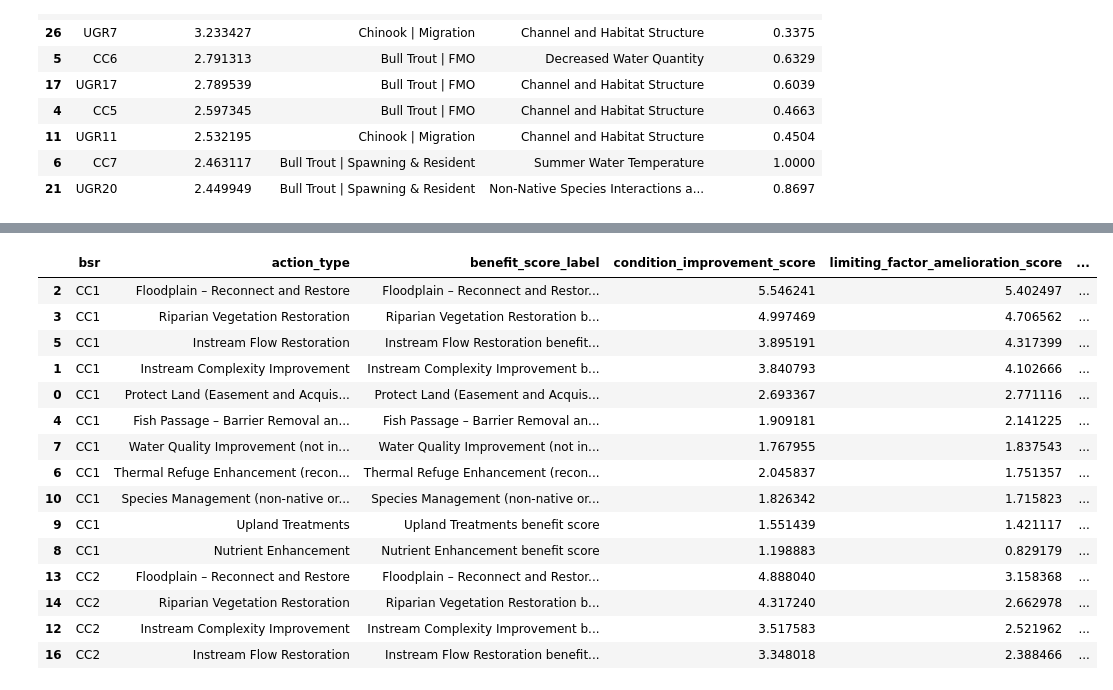
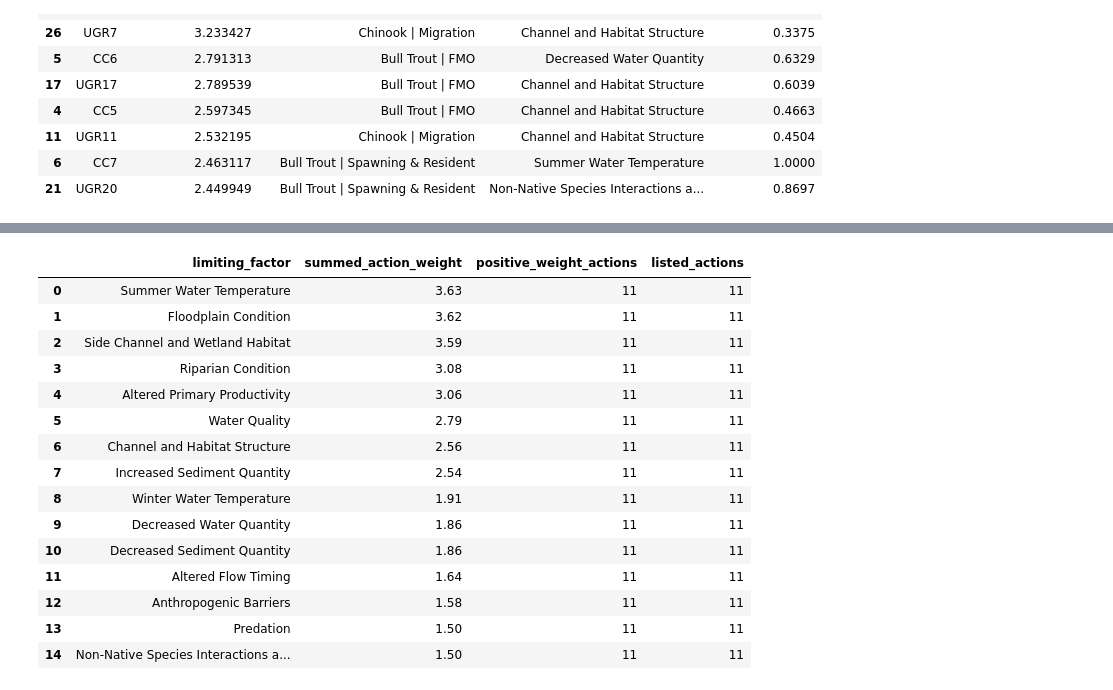
Before and after one commit to atdunwoody/atlas_lvl1-2_scoring_webapp, a Jupyter notebook: archive/atlas_integrated_scoring.ipynb, the cells around one changed output, grey strips where cells are left out. Cells and saved outputs as stored; diff of their text form; code cells hidden in the pictures.

Commit message:
scoring notebook simplified

```diff
--- a/archive/atlas_integrated_scoring.ipynb
+++ b/archive/atlas_integrated_scoring.ipynb
@@ -569,14 +698,6 @@ calculation_grid["risk_component"] = (
     * calculation_grid["population_priority"]
 )
 
-# Sort by risk component descending, then by species and life stage for easier review.
-calculation_grid.sort_values(
-    by=["risk_component", "species", "life_stage"],
-    ascending=[False, True, True],
-    inplace=True,
-    ignore_index=True,
-)
-
 # Display fields needed to audit the first ten pathway calculations.
 display(
     calculation_grid[
@@ -787,6 +793,7 @@ life_stage_scores = (
         # These values are constant within each group, so retain the first.
         LS_corrected_score_source=("LS_corrected_score_source", "first"),
         LS_corrected_score=("LS_corrected_score", "first"),
+        life_stage_fish_use_normalization_max=("life_stage_fish_use_normalization_max", "first"),
         species_aggregate_score=("species_aggregate_score", "first"),
         fish_use_score=("fish_use_score", "first"),
         population_priority=("population_priority", "first"),
@@ -959,7 +966,7 @@ top_limiting_factor = (
     )
 )
 
-# Join totals, contextual fish use, and highest-priority summaries.
+# Join totals, contextual fish use, and highest-risk contribution summaries.
 bsr_scores = (
     bsr_from_life_stage
     .merge(bsr_from_species, on="bsr", validate="one_to_one")
@@ -997,6 +1004,11 @@ display(
         ]
     ].sort_values("overall_risk_score", ascending=False).head(10)
 )
+
+bsr_scores = bsr_scores.merge(identifier_review, on=["bsr", "basin"], how="left", validate="one_to_one")
+bsr_scores["life_stage_fish_use_normalization_max"] = life_stage_fish_use_source_max
+bsr_scores["scoring_run_id"] = RUN_ID
+bsr_scores["scoring_framework_version"] = FRAMEWORK_VERSION
 # %% [output]
 |  | bsr | overall_risk_score | highest_risk_species_life_stage | highest_risk_limiting_factor | fish_use_score |
 | 24 | UGR5 | 5.141376 | Chinook | Migration | Decreased Water Quantity | 0.5242 |
@@ -1105,19 +1057,19 @@ action_components = limiting_factor_scores.merge(
     validate="many_to_many",
 )
 
-# Condition-improvement component = condition × action weight.
+# Condition–action alignment component = condition × action weight.
 action_components["condition_improvement_component"] = (
     action_components["condition_score"]
     * action_components["lfat_score"]
 )
 
-# Amelioration component = limiting-factor impact × action weight.
+# Impact–action alignment component = impact × action weight.
 action_components["amelioration_component"] = (
     action_components["impact_score"]
     * action_components["lfat_score"]
 )
 
-# Benefit component = limiting-factor risk × action weight.
+# Action alignment component = risk × action weight. Retain the app field name.
 action_components["benefit_component"] = (
     action_components["risk_score"]
     * action_components["lfat_score"]
@@ -1162,7 +1114,7 @@ action_scores = (
 
 # Add an action-specific display label.
 action_scores["benefit_score_label"] = (
-    action_scores["action_type"].astype(str) + " benefit score"
+    action_scores["action_type"].astype(str) + " action alignment score"
 )
 
 # Rank action benefit from largest to smallest within each BSR.
@@ -1186,67 +1138,57 @@ top_action = (
             "priority_action_label",
             lambda values: "; ".join(sorted(values)),
         ),
         highest_action_benefit_score=("action_benefit_score", "first"),
         top_action_benefit_tie_count=("priority_action_label", "size"),
     )
 )
 
-# Sum action-specific values. Overall Benefit Score is the HTML-defined total;
-# the other two fields are retained as supplemental alignment summaries.
+# Sum across actions. These totals measure alignment and can count a
+# limiting-factor contribution repeatedly through different action types.
 overall_action_scores = (
     action_scores.groupby("bsr", as_index=False)
     .agg(
         overall_condition_improvement_score=(
             "condition_improvement_score", "sum"
         ),
         overall_limiting_factor_amelioration_score=(
             "limiting_factor_amelioration_score", "sum"
         ),
         overall_benefit_score=("action_benefit_score", "sum"),
     )
 )
 
 # Add action summaries to the BSR output.
 bsr_scores = (
     bsr_scores
     .merge(top_action, on="bsr", validate="one_to_one")
     .merge(overall_action_scores, on="bsr", validate="one_to_one")
 )
 
-display(
-    action_scores[
-        [
-            "bsr", "action_type", "benefit_score_label",
-            "condition_improvement_score",
-            "limiting_factor_amelioration_score", "action_benefit_score",
-            "benefit_rank_within_bsr",
-        ]
-    ].sort_values(["bsr", "benefit_rank_within_bsr"]).head(15)
-)
 
-display(
-    bsr_scores[
-        [
-            "bsr", "overall_condition_improvement_score",
-            "overall_limiting_factor_amelioration_score",
-            "overall_benefit_score",
-        ]
-    ].sort_values("overall_benefit_score", ascending=False).head(10)
-)
+action_factor_weights = lfat.groupby("limiting_factor", as_index=False).agg(
+    summed_action_weight=("lfat_score", "sum"),
+    positive_weight_actions=("lfat_score", lambda values: int(values.gt(0).sum())),
+    listed_actions=("action_id", "nunique"),
+).sort_values("summed_action_weight", ascending=False).reset_index(drop=True)
+
+display(action_factor_weights)
+display(action_scores[["bsr", "action_type", "condition_improvement_score", "limiting_factor_amelioration_score", "action_benefit_score", "benefit_rank_within_bsr"]].sort_values(["bsr", "benefit_rank_within_bsr"]).head(15))
+display(bsr_scores[["bsr", "overall_risk_score", "overall_benefit_score", "input_review_status"]].sort_values("overall_risk_score", ascending=False).head(10))
 # %% [output]
-|  | bsr | action_type | benefit_score_label | condition_improvement_score | limiting_factor_amelioration_score | ... |
-| 2 | CC1 | Floodplain – Reconnect and Restore | Floodplain – Reconnect and Restor... | 5.546241 | 5.402497 | ... |
-| 3 | CC1 | Riparian Vegetation Restoration | Riparian Vegetation Restoration b... | 4.997469 | 4.706562 | ... |
-| 5 | CC1 | Instream Flow Restoration | Instream Flow Restoration benefit... | 3.895191 | 4.317399 | ... |
-| 1 | CC1 | Instream Complexity Improvement | Instream Complexity Improvement b... | 3.840793 | 4.102666 | ... |
-| 0 | CC1 | Protect Land (Easement and Acquis... | Protect Land (Easement and Acquis... | 2.693367 | 2.771116 | ... |
-| 4 | CC1 | Fish Passage – Barrier Removal an... | Fish Passage – Barrier Removal an... | 1.909181 | 2.141225 | ... |
-| 7 | CC1 | Water Quality Improvement (not in... | Water Quality Improvement (not in... | 1.767955 | 1.837543 | ... |
-| 6 | CC1 | Thermal Refuge Enhancement (recon... | Thermal Refuge Enhancement (recon... | 2.045837 | 1.751357 | ... |
-| 10 | CC1 | Species Management (non-native or... | Species Management (non-native or... | 1.826342 | 1.715823 | ... |
-| 9 | CC1 | Upland Treatments | Upland Treatments benefit score | 1.551439 | 1.421117 | ... |
-| 8 | CC1 | Nutrient Enhancement | Nutrient Enhancement benefit score | 1.198883 | 0.829179 | ... |
-| 13 | CC2 | Floodplain – Reconnect and Restore | Floodplain – Reconnect and Restor... | 4.888040 | 3.158368 | ... |
-| 14 | CC2 | Riparian Vegetation Restoration | Riparian Vegetation Restoration b... | 4.317240 | 2.662978 | ... |
-| 12 | CC2 | Instream Complexity Improvement | Instream Complexity Improvement b... | 3.517583 | 2.521962 | ... |
-| 16 | CC2 | Instream Flow Restoration | Instream Flow Restoration benefit... | 3.348018 | 2.388466 | ... |
+|  | limiting_factor | summed_action_weight | positive_weight_actions | listed_actions |
+| 0 | Summer Water Temperature | 3.63 | 11 | 11 |
+| 1 | Floodplain Condition | 3.62 | 11 | 11 |
+| 2 | Side Channel and Wetland Habitat | 3.59 | 11 | 11 |
+| 3 | Riparian Condition | 3.08 | 11 | 11 |
+| 4 | Altered Primary Productivity | 3.06 | 11 | 11 |
+| 5 | Water Quality | 2.79 | 11 | 11 |
+| 6 | Channel and Habitat Structure | 2.56 | 11 | 11 |
+| 7 | Increased Sediment Quantity | 2.54 | 11 | 11 |
+| 8 | Winter Water Temperature | 1.91 | 11 | 11 |
+| 9 | Decreased Water Quantity | 1.86 | 11 | 11 |
+| 10 | Decreased Sediment Quantity | 1.86 | 11 | 11 |
+| 11 | Altered Flow Timing | 1.64 | 11 | 11 |
+| 12 | Anthropogenic Barriers | 1.58 | 11 | 11 |
+| 13 | Predation | 1.50 | 11 | 11 |
+| 14 | Non-Native Species Interactions a... | 1.50 | 11 | 11 |
```
Also changed, not shown: parts of 38 cells of this notebook, 14 other files.
